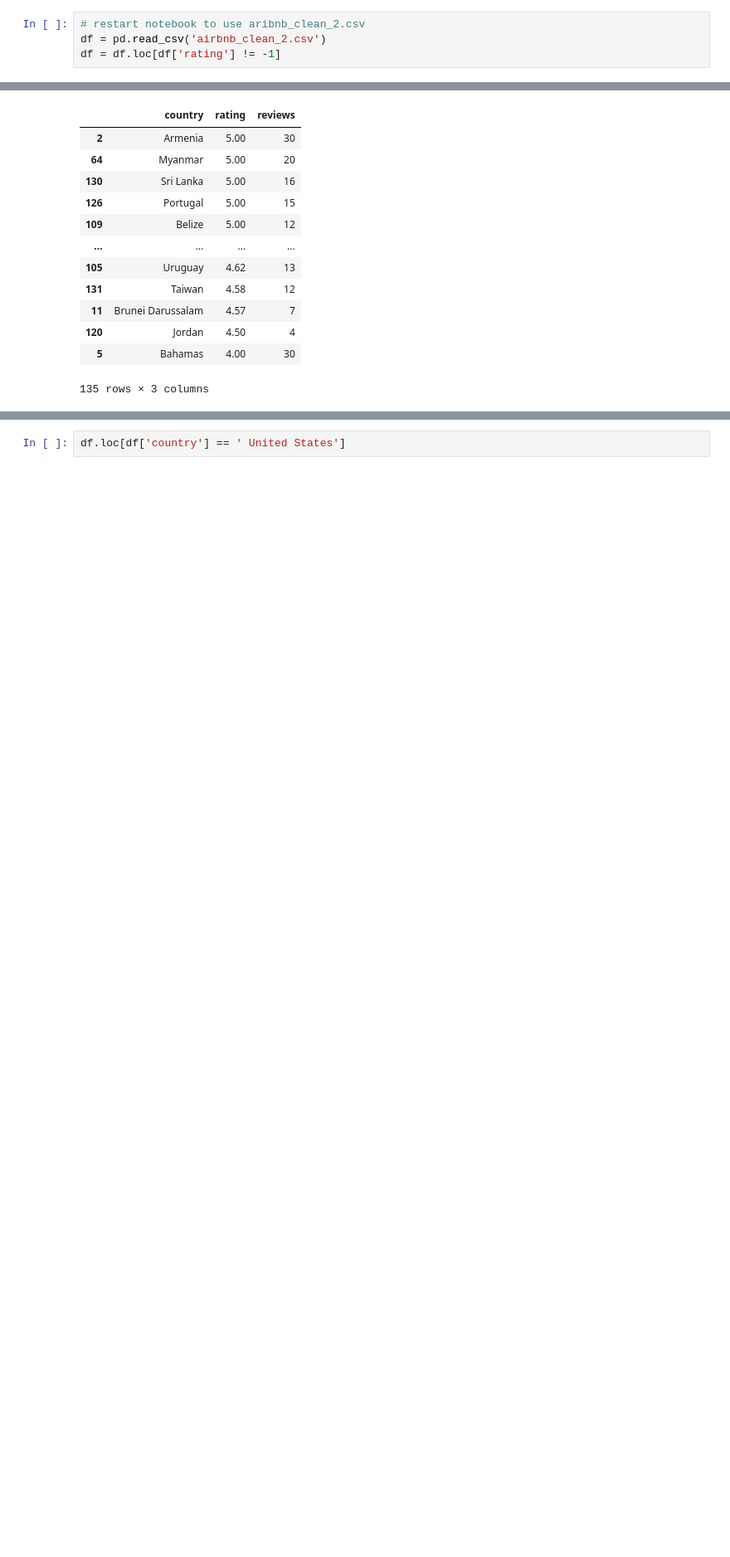
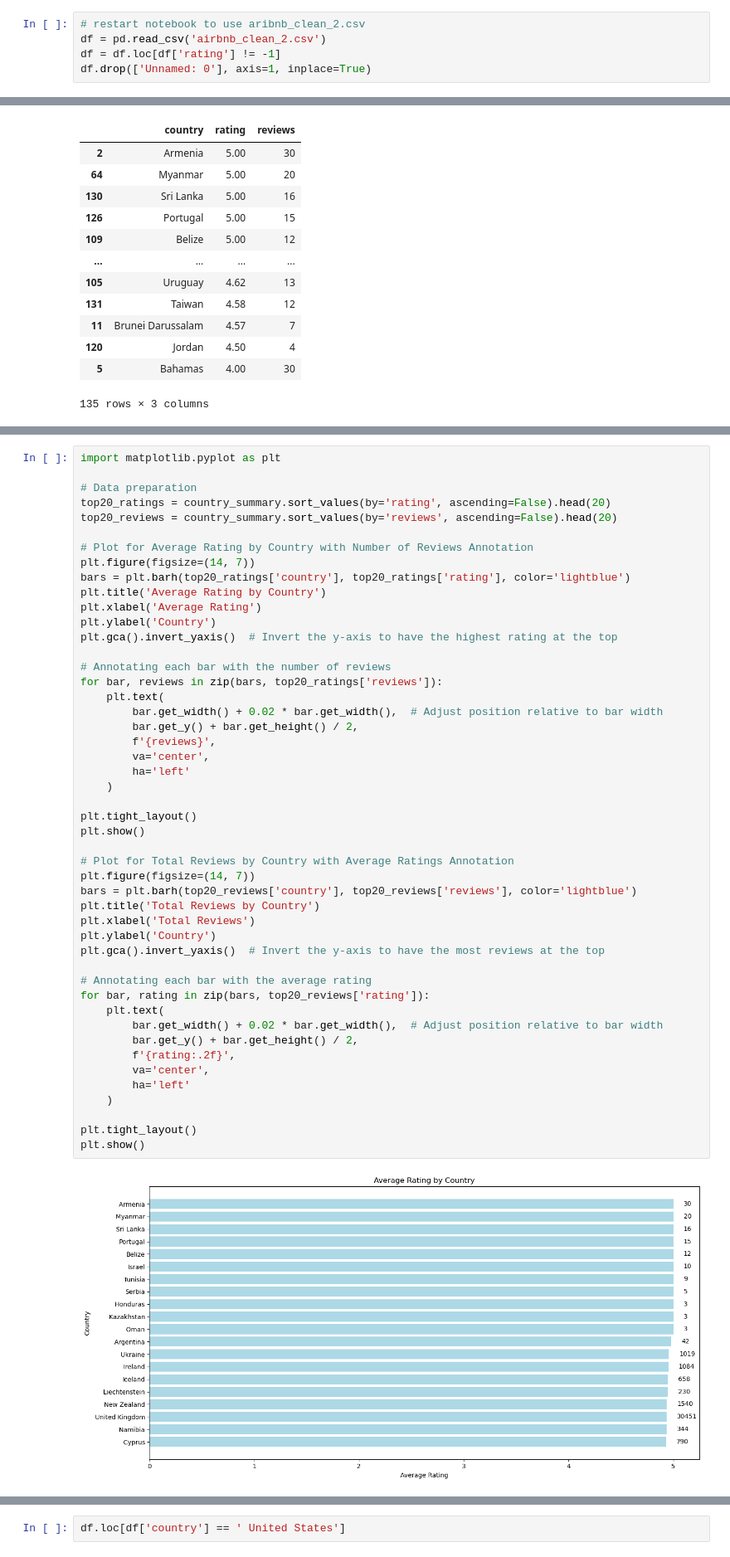
Before and after one commit to vndayambaje/Airbnb_EDA_Project, a Jupyter notebook: project_2_sarah_eda.ipynb, the cells around one changed output, grey strips where cells are left out. Shown at 83% size. Drawn from its saved outputs; the diff is of its cells as text; blank space fills up the shorter version.

```diff
--- a/project_2_sarah_eda.ipynb
+++ b/project_2_sarah_eda.ipynb
@@ -158,6 +160,7 @@ Moved all the code to add usd dollars back to the main "Project_2_code notebook"
 # restart notebook to use aribnb_clean_2.csv
 df = pd.read_csv('airbnb_clean_2.csv')
 df = df.loc[df['rating'] != -1]
+df.drop(['Unnamed: 0'], axis=1, inplace=True)
 # %%
 import seaborn as sns
 import matplotlib.pyplot as plt
@@ -274,0 +280,50 @@ plt.show()
+# %%
+import matplotlib.pyplot as plt
+
+# Data preparation
+top20_ratings = country_summary.sort_values(by='rating', ascending=False).head(20)
+top20_reviews = country_summary.sort_values(by='reviews', ascending=False).head(20)
+
+# Plot for Average Rating by Country with Number of Reviews Annotation
+plt.figure(figsize=(14, 7))
+bars = plt.barh(top20_ratings['country'], top20_ratings['rating'], color='lightblue')
+plt.title('Average Rating by Country')
+plt.xlabel('Average Rating')
+plt.ylabel('Country')
+plt.gca().invert_yaxis()  # Invert the y-axis to have the highest rating at the top
+
+# Annotating each bar with the number of reviews
+for bar, reviews in zip(bars, top20_ratings['reviews']):
+    plt.text(
+        bar.get_width() + 0.02 * bar.get_width(),  # Adjust position relative to bar width
+        bar.get_y() + bar.get_height() / 2,
+        f'{reviews}',
+        va='center',
+        ha='left'
+    )
+
+plt.tight_layout()
+plt.show()
+
+# Plot for Total Reviews by Country with Average Ratings Annotation
+plt.figure(figsize=(14, 7))
+bars = plt.barh(top20_reviews['country'], top20_reviews['reviews'], color='lightblue')
+plt.title('Total Reviews by Country')
+plt.xlabel('Total Reviews')
+plt.ylabel('Country')
+plt.gca().invert_yaxis()  # Invert the y-axis to have the most reviews at the top
+
+# Annotating each bar with the average rating
+for bar, rating in zip(bars, top20_reviews['rating']):
+    plt.text(
+        bar.get_width() + 0.02 * bar.get_width(),  # Adjust position relative to bar width
+        bar.get_y() + bar.get_height() / 2,
+        f'{rating:.2f}',
+        va='center',
+        ha='left'
+    )
+
+plt.tight_layout()
+plt.show()
+# %% [output]
+[figure, added]
```
Also changed, not shown: parts of 6 cells of this notebook, 2 other files.
